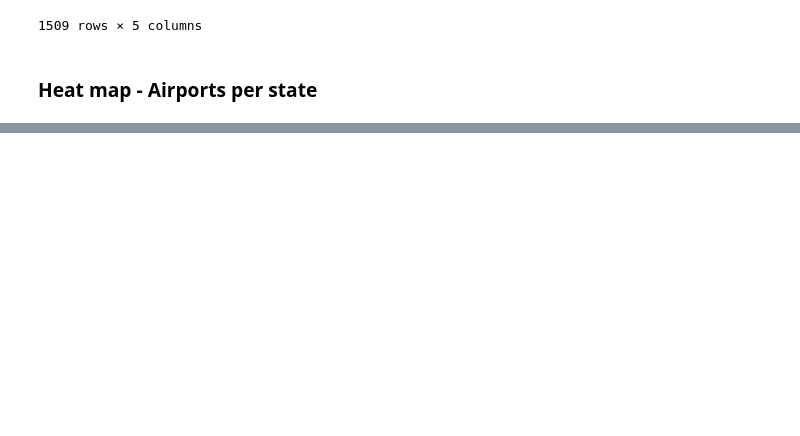
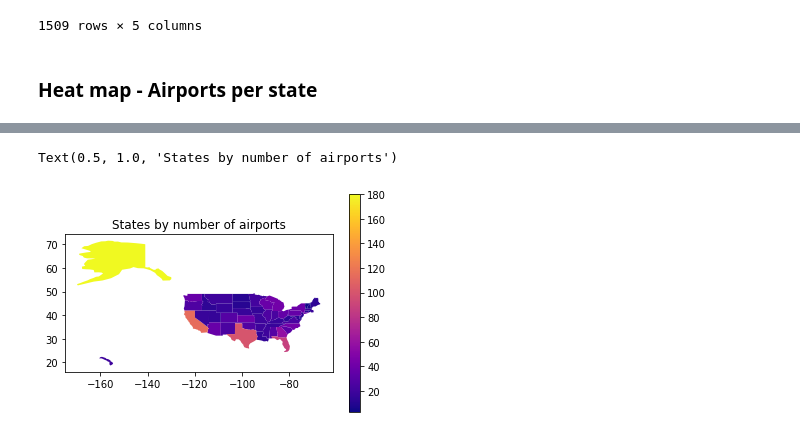
Before and after one commit to longnguyen17031999/CptS-415, a Jupyter notebook: CompleteProject.ipynb, the cells around one changed output, grey strips where cells are left out. Cells and saved outputs as stored; diff of their text form; code cells hidden in the pictures; blank space fills up the shorter version.

```diff
--- a/CompleteProject.ipynb
+++ b/CompleteProject.ipynb
@@ -748,6 +730,8 @@ geopandas_df
 # %% [markdown]
 ### Heat map - Airports per state
 # %%
-geopandas_df['airport_per_state'] = geopandas_df.States
-geopandas_df.plot(column='airport_per_state', cmap='OrRd');
+#Creating new states Pandas Dataframe from Spark Dataframe
+statesDF = states.toPandas()
+statesDF.rename(columns={"s_name":"States"}, inplace=True)
+statesDF
 # %% [output]
@@ -754,0 +755,4 @@ geopandas_df.plot(column='airport_per_state', cmap='OrRd');
+# %%
+#Creating Dataframe based on number of airports
+AirportCounts = AirportsPerState = geopandas_df['States'].value_counts()
+AirportCounts
@@ -754,0 +777,4 @@ geopandas_df.plot(column='airport_per_state', cmap='OrRd');
+# %%
+AirportCountDF = statesDF.set_index('States').merge(AirportCounts, left_index=True, right_index=True)
+AirportCountDF.rename(columns={"States":"Airports"}, inplace=True)
+AirportCountDF.head()
@@ -754,0 +788,8 @@ geopandas_df.plot(column='airport_per_state', cmap='OrRd');
+# %%
+import matplotlib.pyplot as plt
+AirportCountGPDF = gpd.GeoDataFrame(AirportCountDF, geometry='s_bound')
+AirportCountGPDF.plot(column='Airports', cmap='plasma', legend=True);
+plt.title('States by number of airports')
+# %% [output]
+Text(0.5, 1.0, 'States by number of airports')
+[figure, added]
```
Also changed, not shown: parts of 8 cells of this notebook.
